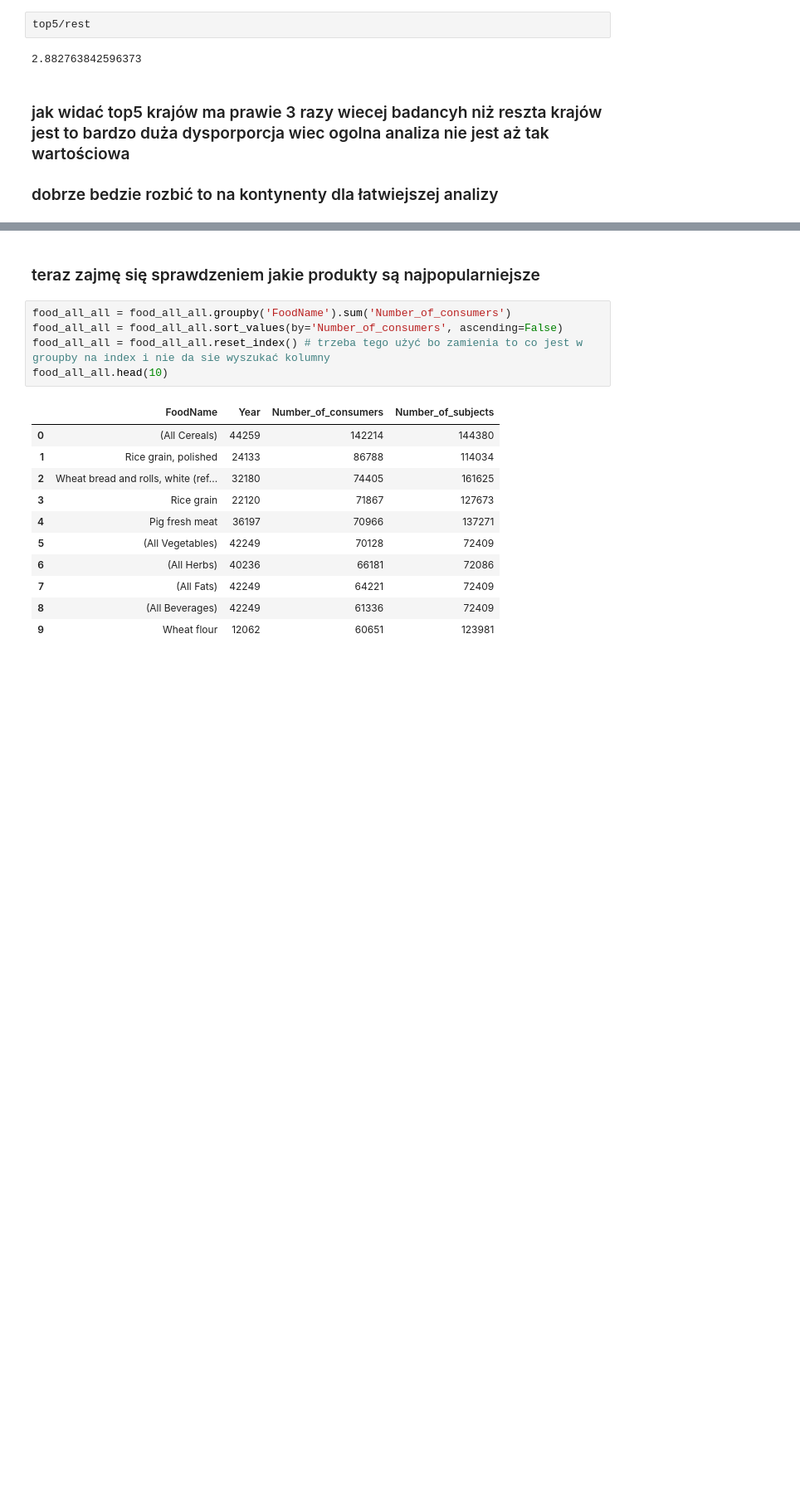
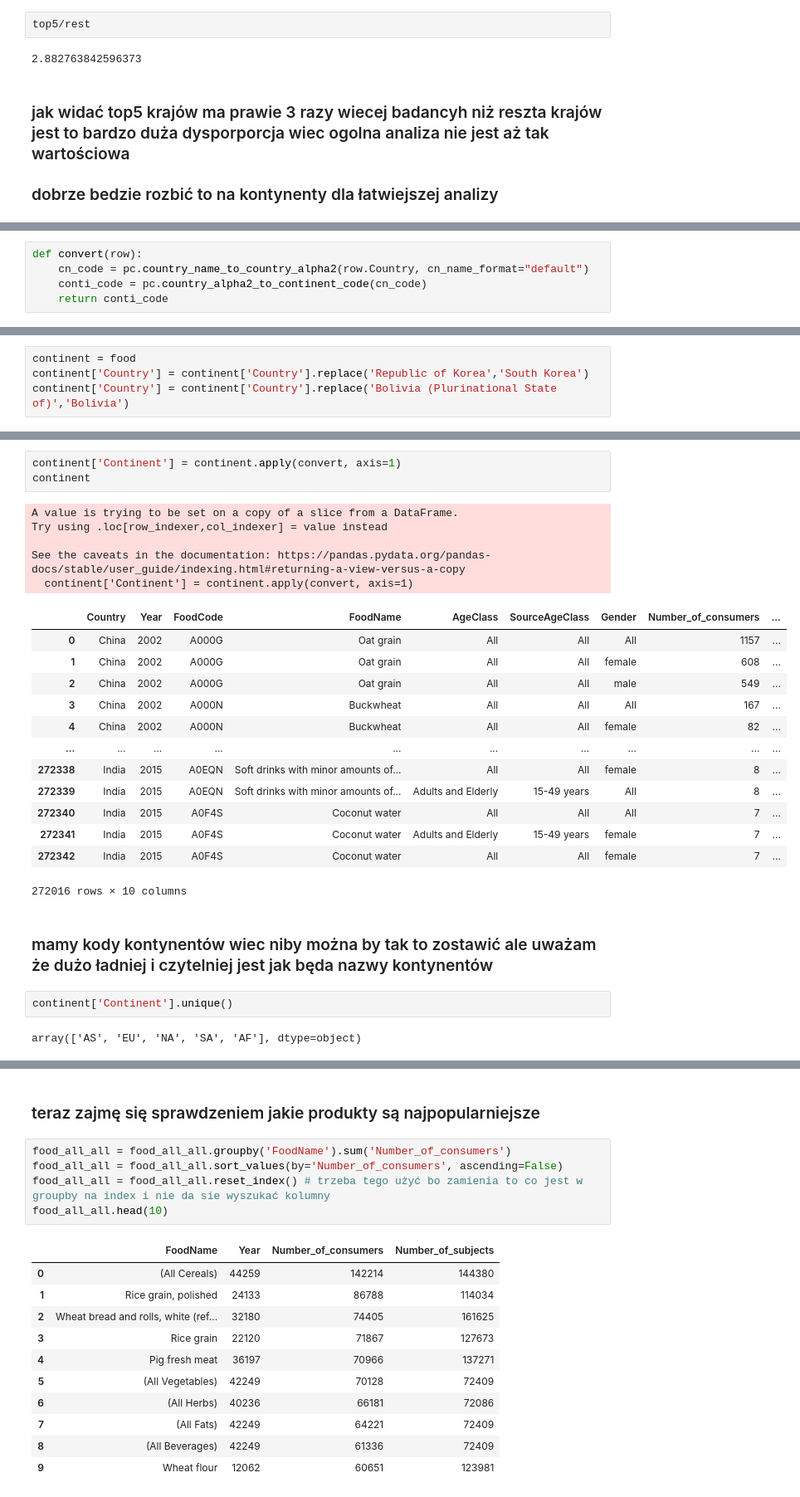
Before and after one commit to lukacjo/food_consumption, a Jupyter notebook: food_consumption.ipynb, the cells around one changed output, grey strips where cells are left out. Shown at 83% size. Drawn from its saved outputs; the diff is of its cells as text; blank space fills up the shorter version.

Commit message:
Continents assignment

```diff
--- a/food_consumption.ipynb
+++ b/food_consumption.ipynb
@@ -486,0 +490,5 @@ top5/rest
+# %%
+def convert(row):
+    cn_code = pc.country_name_to_country_alpha2(row.Country, cn_name_format="default")
+    conti_code = pc.country_alpha2_to_continent_code(cn_code)
+    return conti_code
@@ -486,0 +497,4 @@ top5/rest
+# %%
+continent = food
+continent['Country'] = continent['Country'].replace('Republic of Korea','South Korea')
+continent['Country'] = continent['Country'].replace('Bolivia (Plurinational State of)','Bolivia')
@@ -486,0 +512,28 @@ top5/rest
+# %%
+continent['Continent'] = continent.apply(convert, axis=1)
+continent
+# %% [output]
+A value is trying to be set on a copy of a slice from a DataFrame.
+Try using .loc[row_indexer,col_indexer] = value instead
+
+See the caveats in the documentation: https://pandas.pydata.org/pandas-docs/stable/user_guide/indexing.html#returning-a-view-versus-a-copy
+  continent['Continent'] = continent.apply(convert, axis=1)
+|  | Country | Year | FoodCode | FoodName | AgeClass | SourceAgeClass | Gender | Number_of_consumers | ... |
+| 0 | China | 2002 | A000G | Oat grain | All | All | All | 1157 | ... |
+| 1 | China | 2002 | A000G | Oat grain | All | All | female | 608 | ... |
+| 2 | China | 2002 | A000G | Oat grain | All | All | male | 549 | ... |
+| 3 | China | 2002 | A000N | Buckwheat | All | All | All | 167 | ... |
+| 4 | China | 2002 | A000N | Buckwheat | All | All | female | 82 | ... |
+| ... | ... | ... | ... | ... | ... | ... | ... | ... | ... |
+| 272338 | India | 2015 | A0EQN | Soft drinks with minor amounts of... | All | All | female | 8 | ... |
+| 272339 | India | 2015 | A0EQN | Soft drinks with minor amounts of... | Adults and Elderly | 15-49 years | All | 8 | ... |
+| 272340 | India | 2015 | A0F4S | Coconut water | All | All | All | 7 | ... |
+| 272341 | India | 2015 | A0F4S | Coconut water | Adults and Elderly | 15-49 years | female | 7 | ... |
+| 272342 | India | 2015 | A0F4S | Coconut water | All | All | female | 7 | ... |
+272016 rows × 10 columns
+# %% [markdown]
+### mamy kody kontynentów wiec niby można by tak to zostawić ale uważam że dużo ładniej i czytelniej jest jak będa nazwy kontynentów
+# %%
+continent['Continent'].unique()
+# %% [output]
+array(['AS', 'EU', 'NA', 'SA', 'AF'], dtype=object)
```
Also changed, not shown: parts of 8 cells of this notebook.
